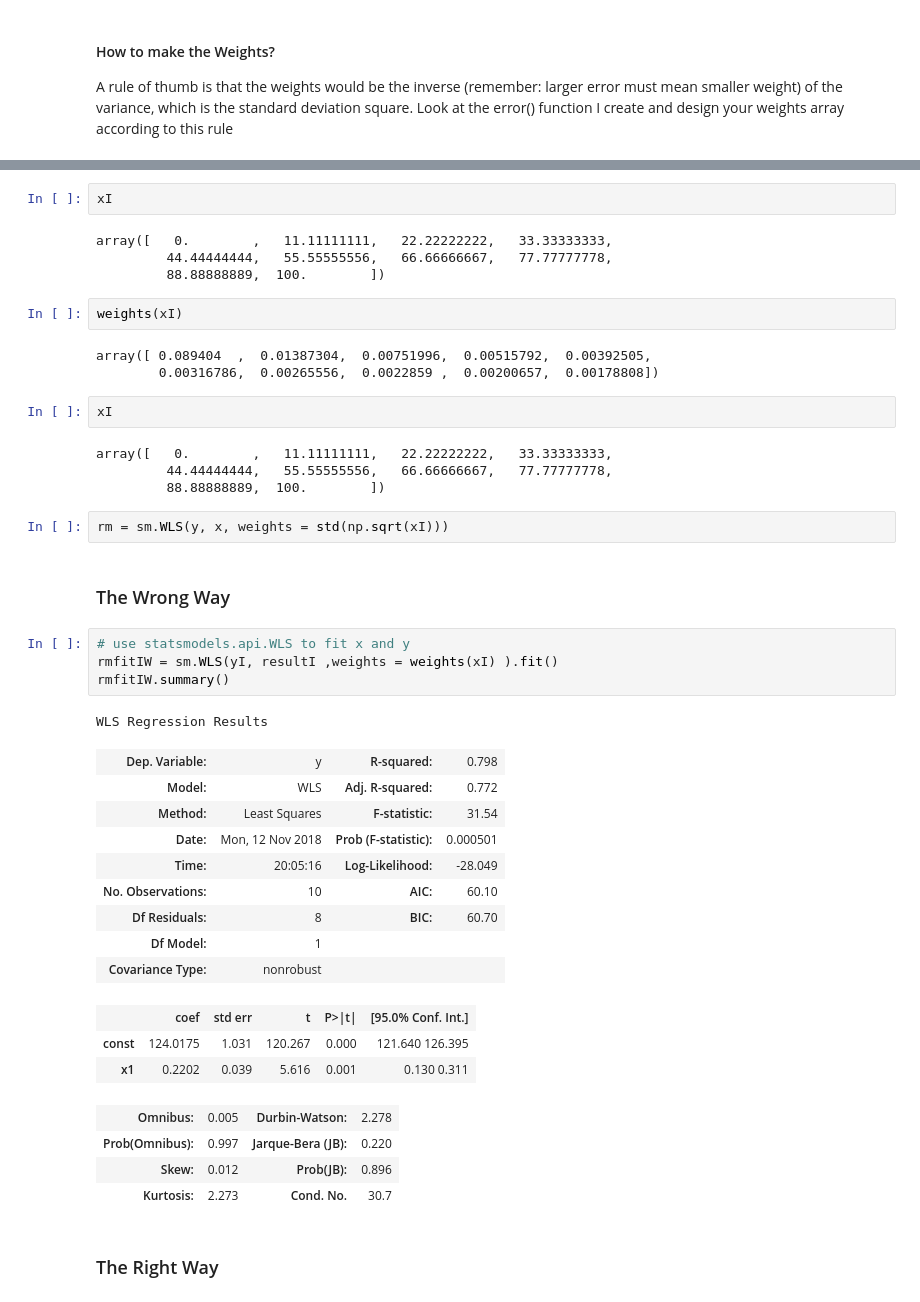
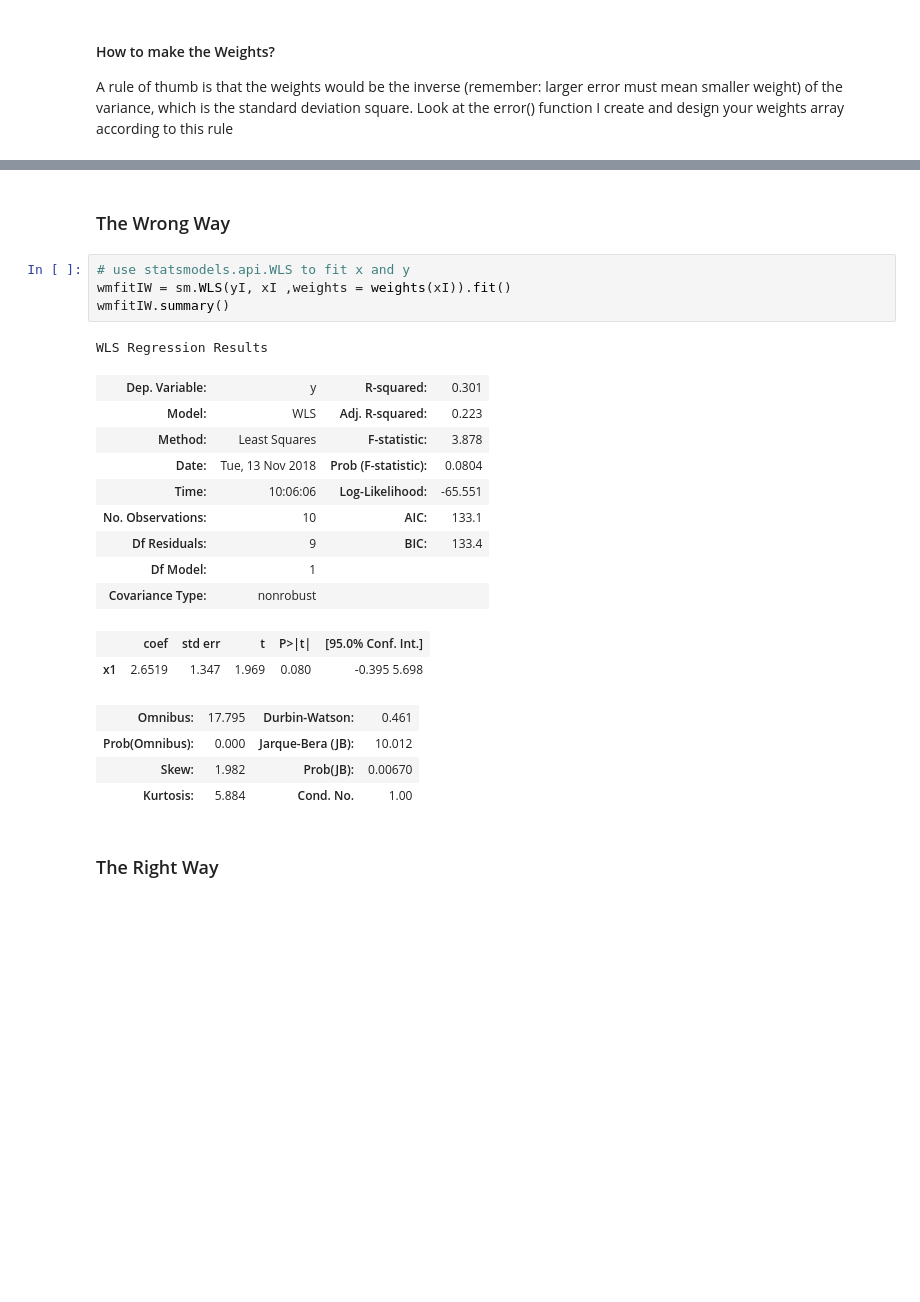
Before and after one commit to sarahJune1/PUI2018_sjs909, a Jupyter notebook: HW9_sjs909/Assignment2_sjs909.ipynb, the cells around one changed output, grey strips where cells are left out. Drawn from its saved outputs; the diff is of its cells as text; blank space fills up the shorter version.

```diff
--- a/HW9_sjs909/Assignment2_sjs909.ipynb
+++ b/HW9_sjs909/Assignment2_sjs909.ipynb
@@ -265,46 +259,26 @@ array([   0.        ,   11.11111111,   22.22222222,   33.33333333,
-# %%
-xI
-# %% [output]
-array([   0.        ,   11.11111111,   22.22222222,   33.33333333,
-         44.44444444,   55.55555556,   66.66666667,   77.77777778,
-         88.88888889,  100.        ])
-# %%
-weights(xI)
-# %% [output]
-array([ 0.089404  ,  0.01387304,  0.00751996,  0.00515792,  0.00392505,
-        0.00316786,  0.00265556,  0.0022859 ,  0.00200657,  0.00178808])
-# %%
-xI
-# %% [output]
-array([   0.        ,   11.11111111,   22.22222222,   33.33333333,
-         44.44444444,   55.55555556,   66.66666667,   77.77777778,
-         88.88888889,  100.        ])
-# %%
-rm = sm.WLS(y, x, weights = std(np.sqrt(xI)))
 # %% [markdown]
 ### The Wrong Way
 # %%
 # use statsmodels.api.WLS to fit x and y
-rmfitIW = sm.WLS(yI, resultI ,weights = weights(xI) ).fit()
-rmfitIW.summary()
+wmfitIW = sm.WLS(yI, xI ,weights = weights(xI)).fit()
+wmfitIW.summary()
 # %% [output]
 WLS Regression Results
-| Dep. Variable: | y | R-squared: | 0.798 |
-| Model: | WLS | Adj. R-squared: | 0.772 |
-| Method: | Least Squares | F-statistic: | 31.54 |
-| Date: | Mon, 12 Nov 2018 | Prob (F-statistic): | 0.000501 |
-| Time: | 20:05:16 | Log-Likelihood: | -28.049 |
-| No. Observations: | 10 | AIC: | 60.10 |
-| Df Residuals: | 8 | BIC: | 60.70 |
+| Dep. Variable: | y | R-squared: | 0.301 |
+| Model: | WLS | Adj. R-squared: | 0.223 |
+| Method: | Least Squares | F-statistic: | 3.878 |
+| Date: | Tue, 13 Nov 2018 | Prob (F-statistic): | 0.0804 |
+| Time: | 10:06:06 | Log-Likelihood: | -65.551 |
+| No. Observations: | 10 | AIC: | 133.1 |
+| Df Residuals: | 9 | BIC: | 133.4 |
 | Df Model: | 1 |  |  |
 | Covariance Type: | nonrobust |  |  |
 |  | coef | std err | t | P>|t| | [95.0% Conf. Int.] |
-| const | 124.0175 | 1.031 | 120.267 | 0.000 | 121.640 126.395 |
-| x1 | 0.2202 | 0.039 | 5.616 | 0.001 | 0.130 0.311 |
+| x1 | 2.6519 | 1.347 | 1.969 | 0.080 | -0.395 5.698 |
-| Omnibus: | 0.005 | Durbin-Watson: | 2.278 |
-| Prob(Omnibus): | 0.997 | Jarque-Bera (JB): | 0.220 |
-| Skew: | 0.012 | Prob(JB): | 0.896 |
-| Kurtosis: | 2.273 | Cond. No. | 30.7 |
+| Omnibus: | 17.795 | Durbin-Watson: | 0.461 |
+| Prob(Omnibus): | 0.000 | Jarque-Bera (JB): | 10.012 |
+| Skew: | 1.982 | Prob(JB): | 0.00670 |
+| Kurtosis: | 5.884 | Cond. No. | 1.00 |
 # %% [markdown]
 ### The Right Way
 # %%
```
Also changed, not shown: parts of 10 cells of this notebook.
